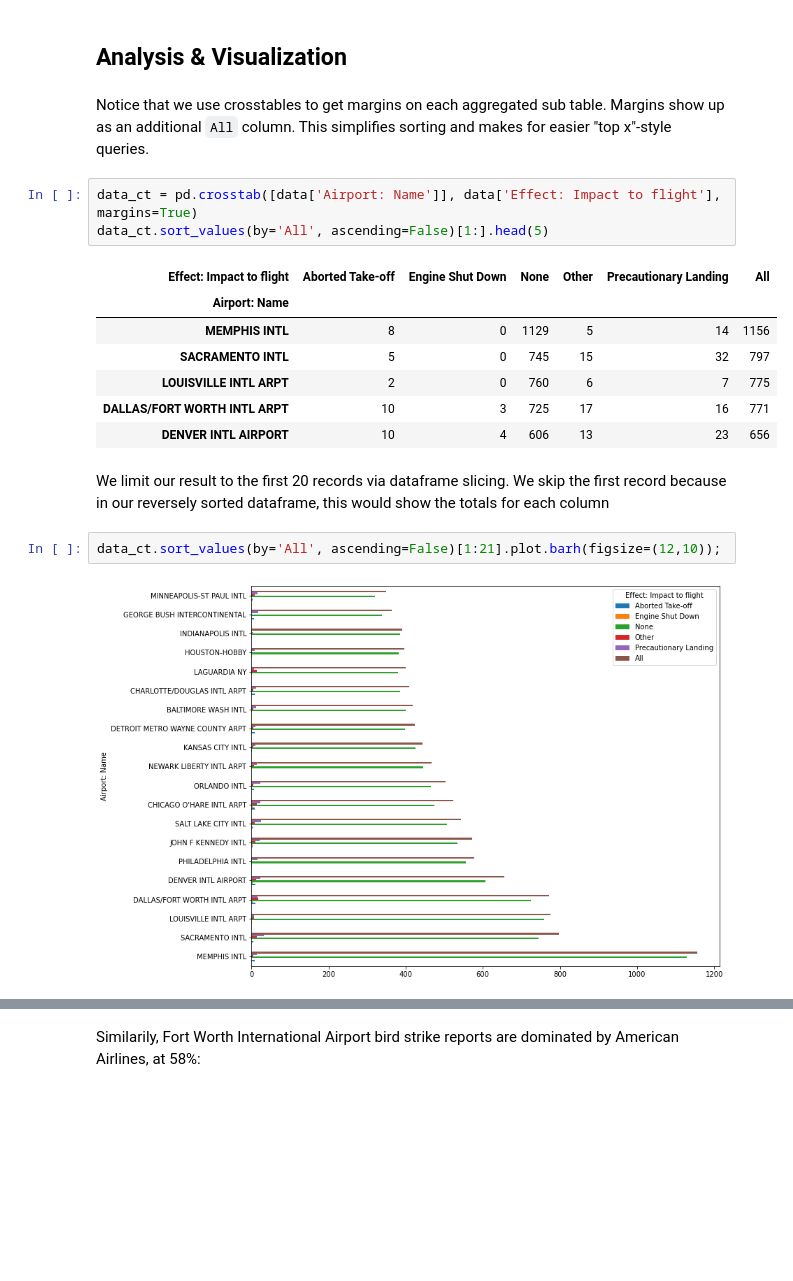
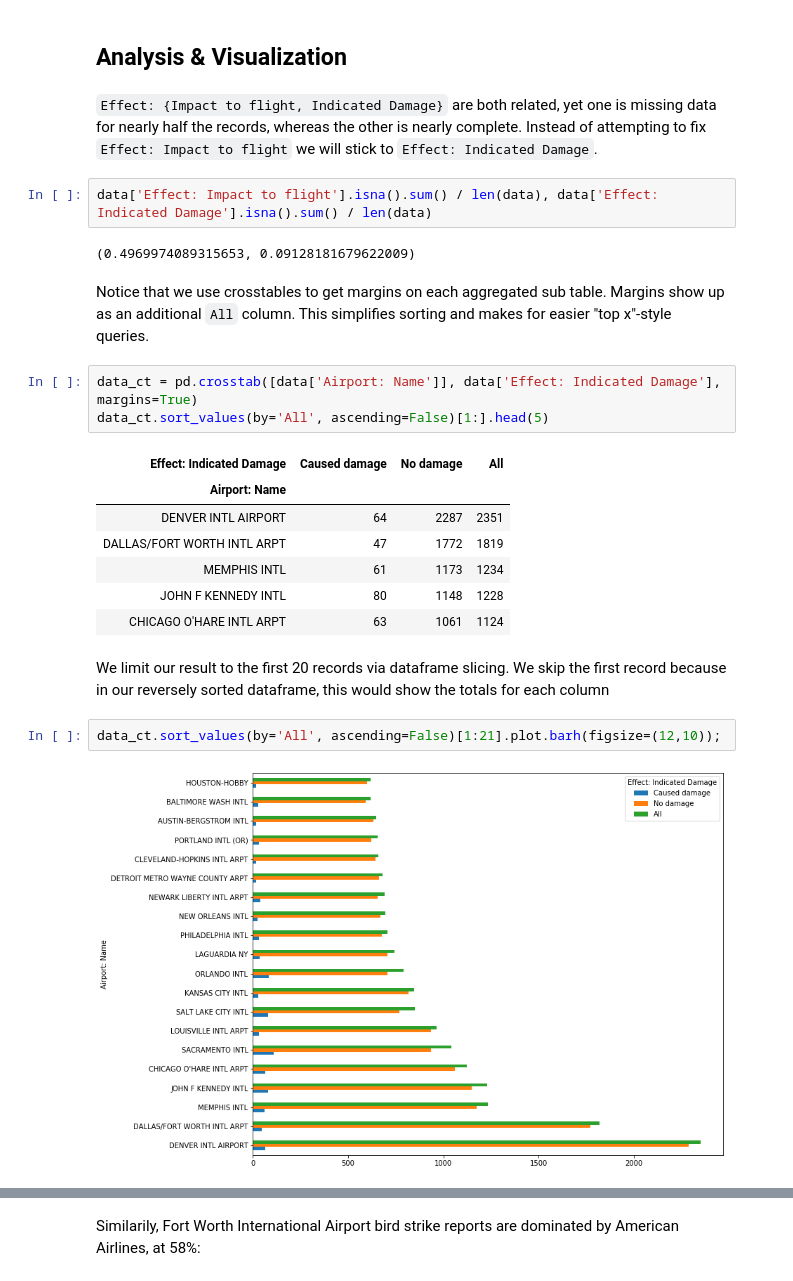
Before and after one commit to mikhas/sully, a Jupyter notebook: 00_eda.ipynb, the cells around one changed output, grey strips where cells are left out. Drawn from its saved outputs; the diff is of its cells as text; blank space fills up the shorter version.

```diff
--- a/00_eda.ipynb
+++ b/00_eda.ipynb
@@ -214,23 +226,29 @@ We want to know what contributes to an increased risk of bird strikes. We have u
 Not all of the above mentioned factors increase the risk of a bird strike, however. In that sense, we can use the effect columns as indicators but not as final result. Also, the [FAA compiled a FAQ](https://www.faa.gov/airports/airport_safety/wildlife/faq/) that could help us understand the data. The [FAA's form to report bird strikes](https://wildlife.faa.gov/add) can give us clues as to why columns might have bad or unreliable data.
 # %% [markdown]
 ## Analysis & Visualization
+# %% [markdown]
+`Effect: {Impact to flight, Indicated Damage}` are both related, yet one is missing data for nearly half the records, whereas the other is nearly complete. Instead of attempting to fix `Effect: Impact to flight` we will stick to `Effect: Indicated Damage`.
+# %%
+data['Effect: Impact to flight'].isna().sum() / len(data), data['Effect: Indicated Damage'].isna().sum() / len(data)
+# %% [output]
+(0.4969974089315653, 0.09128181679622009)
 # %% [markdown]
 Notice that we use crosstables to get margins on each aggregated sub table. Margins show up as an additional `All` column. This simplifies sorting and makes for easier "top x"-style queries.
 # %%
-data_ct = pd.crosstab([data['Airport: Name']], data['Effect: Impact to flight'], margins=True)
+data_ct = pd.crosstab([data['Airport: Name']], data['Effect: Indicated Damage'], margins=True)
 data_ct.sort_values(by='All', ascending=False)[1:].head(5)
 # %% [output]
-| Effect: Impact to flight | Aborted Take-off | Engine Shut Down | None | Other | Precautionary Landing | All |
-| Airport: Name |  |  |  |  |  |  |
-| MEMPHIS INTL | 8 | 0 | 1129 | 5 | 14 | 1156 |
-| SACRAMENTO INTL | 5 | 0 | 745 | 15 | 32 | 797 |
-| LOUISVILLE INTL ARPT | 2 | 0 | 760 | 6 | 7 | 775 |
-| DALLAS/FORT WORTH INTL ARPT | 10 | 3 | 725 | 17 | 16 | 771 |
-| DENVER INTL AIRPORT | 10 | 4 | 606 | 13 | 23 | 656 |
+| Effect: Indicated Damage | Caused damage | No damage | All |
+| Airport: Name |  |  |  |
+| DENVER INTL AIRPORT | 64 | 2287 | 2351 |
+| DALLAS/FORT WORTH INTL ARPT | 47 | 1772 | 1819 |
+| MEMPHIS INTL | 61 | 1173 | 1234 |
+| JOHN F KENNEDY INTL | 80 | 1148 | 1228 |
+| CHICAGO O'HARE INTL ARPT | 63 | 1061 | 1124 |
 # %% [markdown]
 We limit our result to the first 20 records via dataframe slicing. We skip the first record because in our reversely sorted dataframe, this would show the totals for each column
 # %%
 data_ct.sort_values(by='All', ascending=False)[1:21].plot.barh(figsize=(12,10));
 # %% [output]
-[figure, old version]
+[figure, new version]
 # %% [markdown]
```
Also changed, not shown: parts of 33 cells of this notebook.
